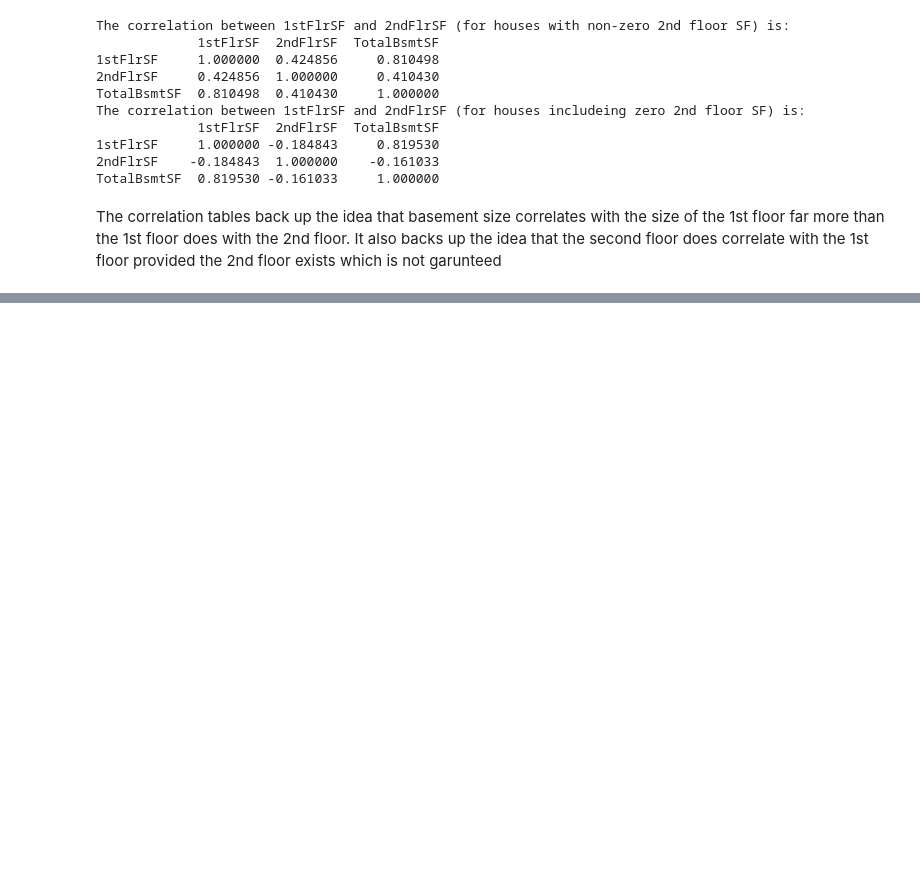
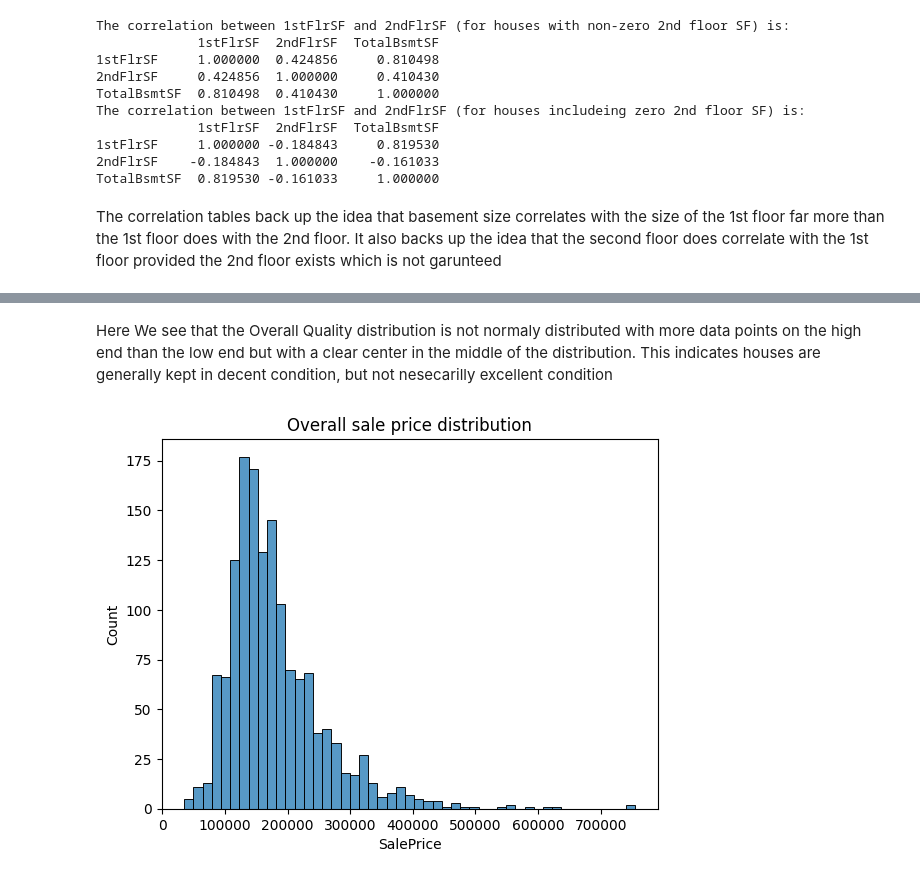
Before and after one commit to FlanagG21/DataWrangling, a Jupyter notebook: EDA.ipynb, the cells around one changed output, grey strips where cells are left out. Cells and saved outputs as stored; diff of their text form; code cells hidden in the pictures; blank space fills up the shorter version.

```diff
--- a/EDA.ipynb
+++ b/EDA.ipynb
@@ -89,0 +98,8 @@ The correlation tables back up the idea that basement size correlates with the s
+# %% [markdown]
+Here We see that the Overall Quality distribution is not normaly distributed with more data points on the high end than the low end but with a clear center in the middle of the distribution. This indicates houses are generally kept in decent condition, but not nesecarilly excellent condition
+# %%
+sns.histplot(df, x='SalePrice')
+plt.title('Overall sale price distribution')
+plt.show()
+# %% [output]
+[figure, added]
```
Also changed, not shown: parts of 6 cells of this notebook.
